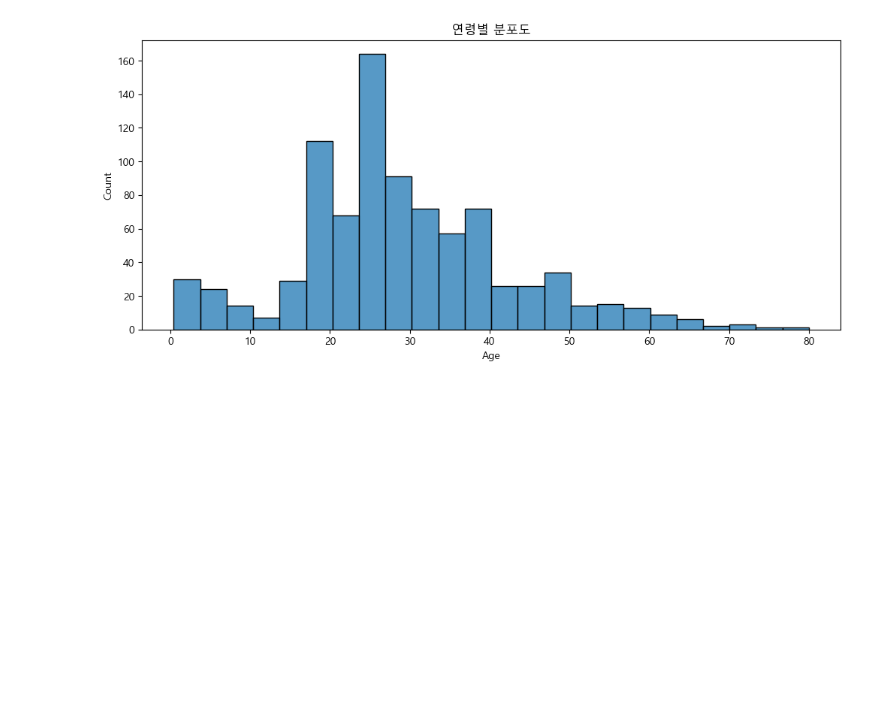
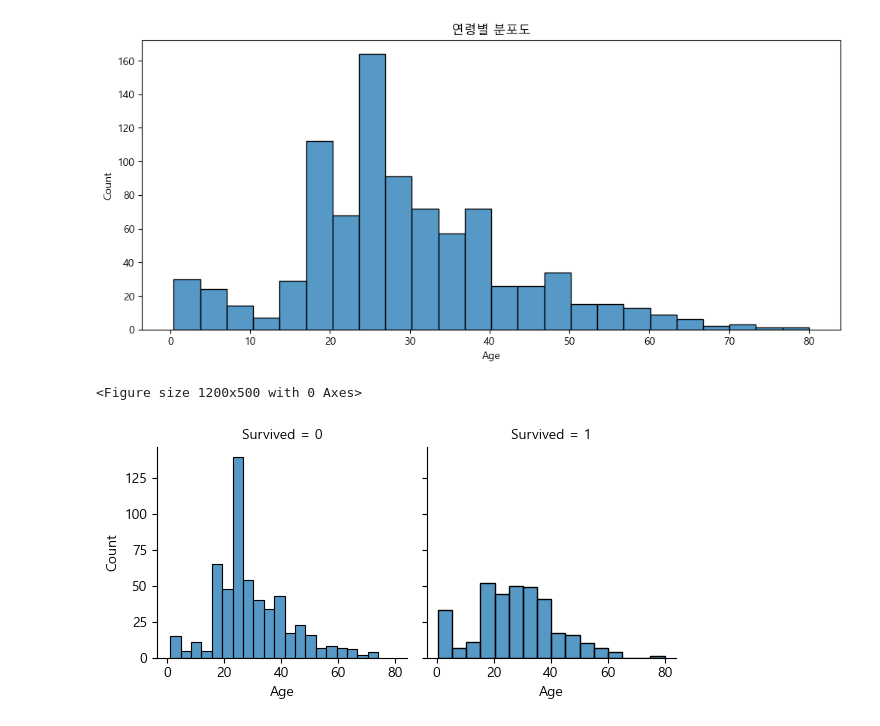
Before and after one commit to ksqrt/study, a Jupyter notebook: mylearn/titanic+keras.ipynb, the cells around one changed output. Drawn from its saved outputs; the diff is of its cells as text; code cells hidden in the pictures; blank space fills up the shorter version.

```diff
--- a/mylearn/titanic+keras.ipynb
+++ b/mylearn/titanic+keras.ipynb
@@ -192,3 +212,14 @@ plt.xlabel("Age")
 plt.show()
 # %% [output]
 [figure]
+# %%
+# 패싯그리드 col 항목에 Survived 를 적용함으로 나누어짐
+plt.figure(figsize=(12,5))
+
+# using facetgrid that is a great way to get information of our dataset
+g = sns.FacetGrid(df_train, col='Survived')
+g = g.map(sns.histplot, "Age")
+plt.show()
+# %% [output]
+<Figure size 1200x500 with 0 Axes>
+[figure, added]
```
Also changed, not shown: parts of 7 cells of this notebook, 2 other files.
